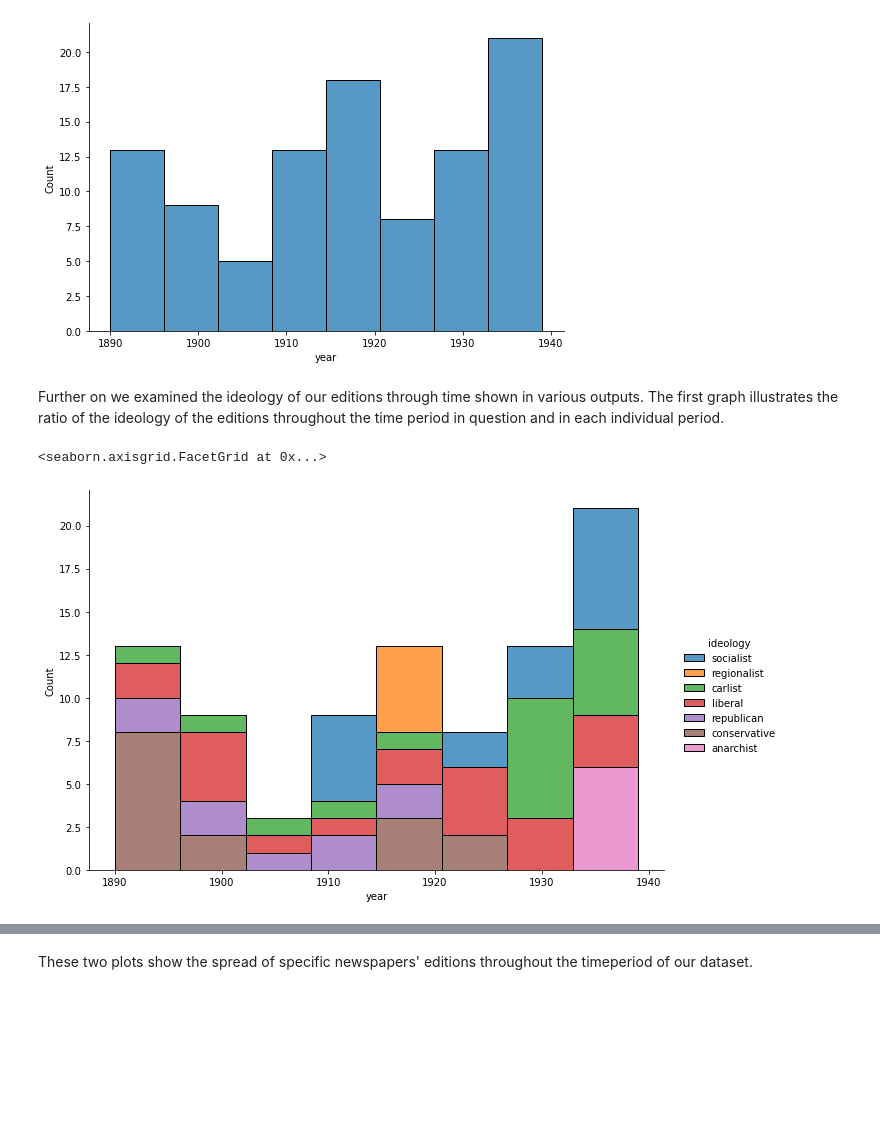
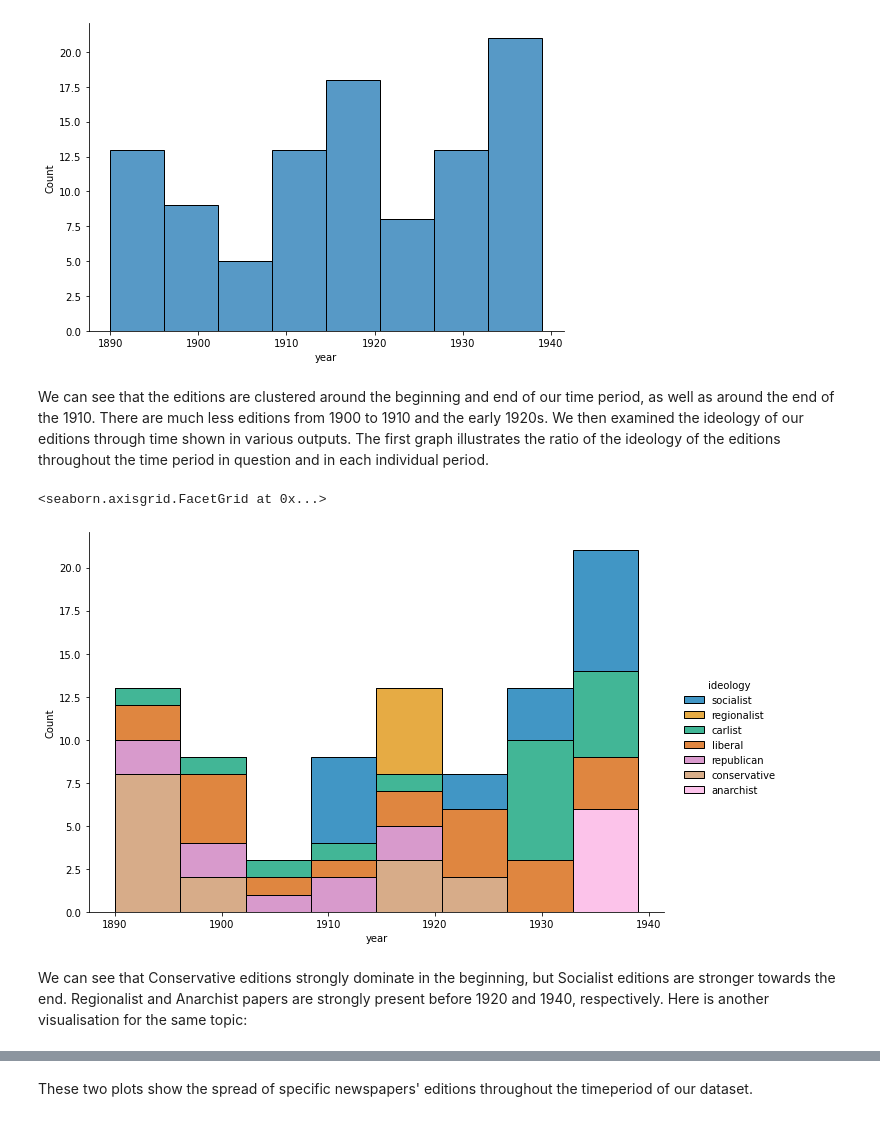
Before and after one commit to pilyu/Collecting-Data-, a Jupyter notebook: Collecting Data Group 6.ipynb, the cells around one changed output, grey strips where cells are left out. Cells and saved outputs as stored; diff of their text form; code cells hidden in the pictures; blank space fills up the shorter version.

```diff
--- a/Collecting Data Group 6.ipynb
+++ b/Collecting Data Group 6.ipynb
@@ -314,10 +289,12 @@ sns.displot(x='year', height=5,aspect=1.5, data=editions)
 <seaborn.axisgrid.FacetGrid at 0x...>
 [figure]
 # %% [markdown]
-Further on we examined the ideology of our editions through time shown in various outputs. The first graph illustrates the ratio of the ideology of the editions throughout the time period in question and in each individual period.
+We can see that the editions are clustered around the beginning and end of our time period, as well as around the end of the 1910. There are much less editions from 1900 to 1910 and the early 1920s. We then examined the ideology of our editions through time shown in various outputs. The first graph illustrates the ratio of the ideology of the editions throughout the time period in question and in each individual period.
 # %%
-sns.displot(editions, x ="year",hue='ideology', height=6,aspect=1.5, multiple='stack')
+sns.displot(editions, x ="year", hue='ideology', height=6, aspect=1.5, multiple='stack', palette="colorblind")
 # %% [output]
 <seaborn.axisgrid.FacetGrid at 0x...>
-[figure, old version]
+[figure, new version]
+# %% [markdown]
+We can see that Conservative editions strongly dominate in the beginning, but Socialist editions are stronger towards the end. Regionalist and Anarchist papers are strongly present before 1920 and 1940, respectively. Here is another visualisation for the same topic:
 # %%
```
Also changed, not shown: parts of 30 cells of this notebook.
